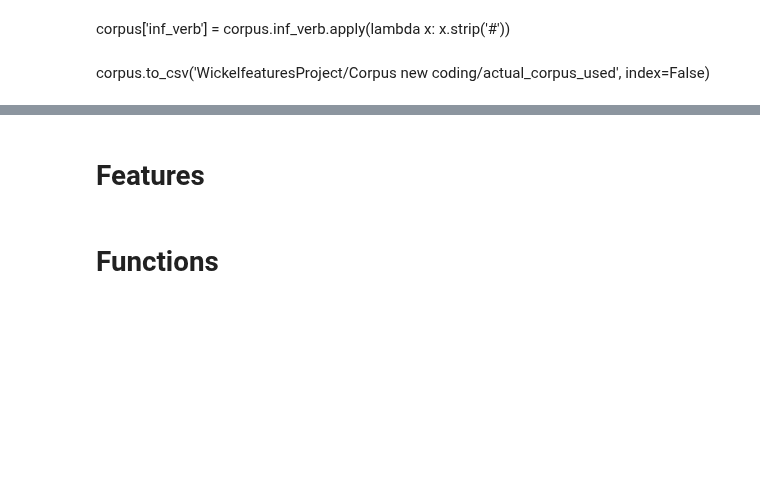
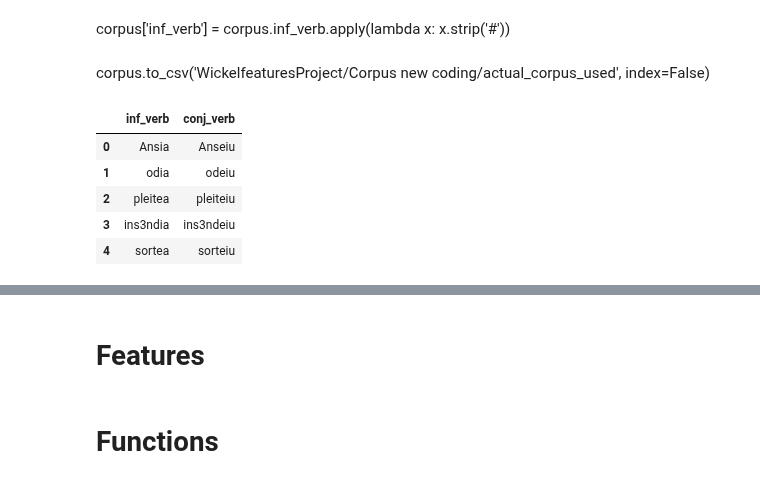
Before and after one commit to beatrizalbiero/MsResearch, a Jupyter notebook: input_features.ipynb, the cells around one changed output, grey strips where cells are left out. Saved outputs shown, nothing was run; the diff lists cells and outputs as text; code cells hidden in the pictures; blank space fills up the shorter version.

```diff
--- a/input_features.ipynb
+++ b/input_features.ipynb
@@ -28,4 +31,13 @@ corpus['inf_verb'] = corpus.inf_verb.apply(lambda x: x.strip('#'))
 # %% [markdown]
 corpus.to_csv('WickelfeaturesProject/Corpus new coding/actual_corpus_used', index=False)
 # %%
-corpus = pd.read_csv('WickelfeaturesProject/Corpus new coding/actual_corpus_used' )
+corpus = pd.read_csv('WickelfeaturesProject/Corpus_new_coding/actual_corpus_used', index_col='Unnamed: 0')
+# %%
+corpus.head()
+# %% [output]
+|  | inf_verb | conj_verb |
+| 0 | Ansia | Anseiu |
+| 1 | odia | odeiu |
+| 2 | pleitea | pleiteiu |
+| 3 | ins3ndia | ins3ndeiu |
+| 4 | sortea | sorteiu |
```
Also changed, not shown: parts of 46 cells of this notebook.
